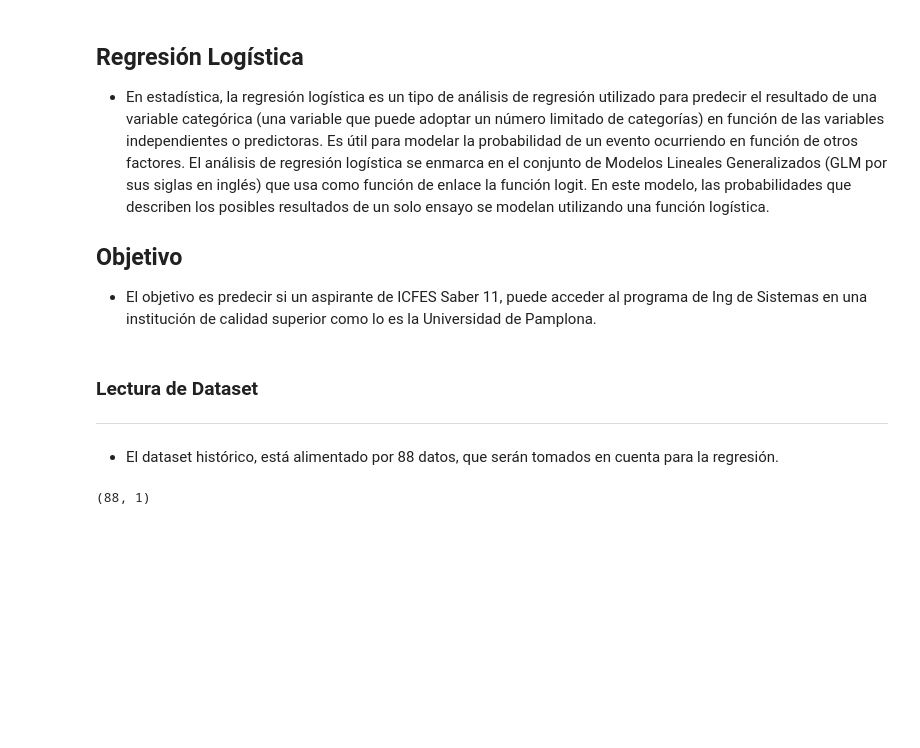
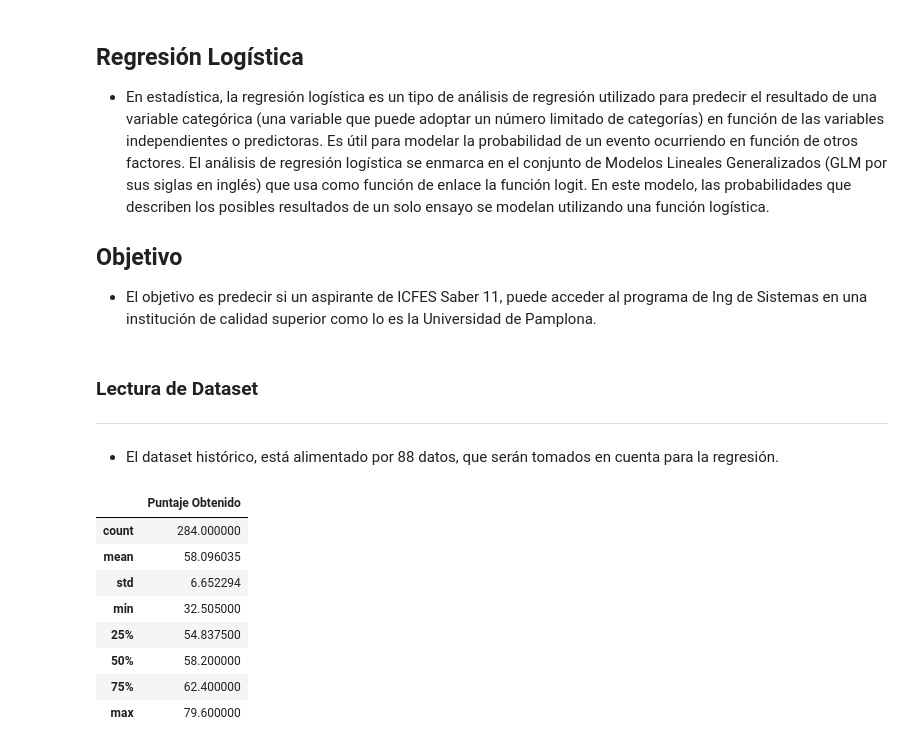
Before and after one commit to AlejoCJaimes/WebScrapper, a Jupyter notebook: recipe/PonderationUP.ipynb, the cells around one changed output. Drawn from its saved outputs; the diff is of its cells as text; code cells hidden in the pictures; blank space fills up the shorter version.

```diff
--- a/recipe/PonderationUP.ipynb
+++ b/recipe/PonderationUP.ipynb
@@ -117,5 +171,20 @@ historic_up = pd.read_csv(url)
+# %%
+url = 'https://drive.google.com/uc?export=download&id=1pr_00totvz2Wju-UQnySlieoHnDff1-n'
+# https://drive.google.com/file/d/1UzUhyNwxlzksf6L3ownXlHRwNpnvdyeg/view?usp=sharing
+# https://docs.google.com/spreadsheets/d/1pr_00totvz2Wju-UQnySlieoHnDff1-n/edit?usp=sharing&ouid=112357711786364972266&rtpof=true&sd=true
+historic_up = pd.read_excel(url)
 # %%
 # Dimensión Dataset
 historic_up.shape
+# df_positions['punt_ponderado']
+historic_up.describe()
 # %% [output]
-(88, 1)
+|  | Puntaje Obtenido |
+| count | 284.000000 |
+| mean | 58.096035 |
+| std | 6.652294 |
+| min | 32.505000 |
+| 25% | 54.837500 |
+| 50% | 58.200000 |
+| 75% | 62.400000 |
+| max | 79.600000 |
```
Also changed, not shown: parts of 17 cells of this notebook.
